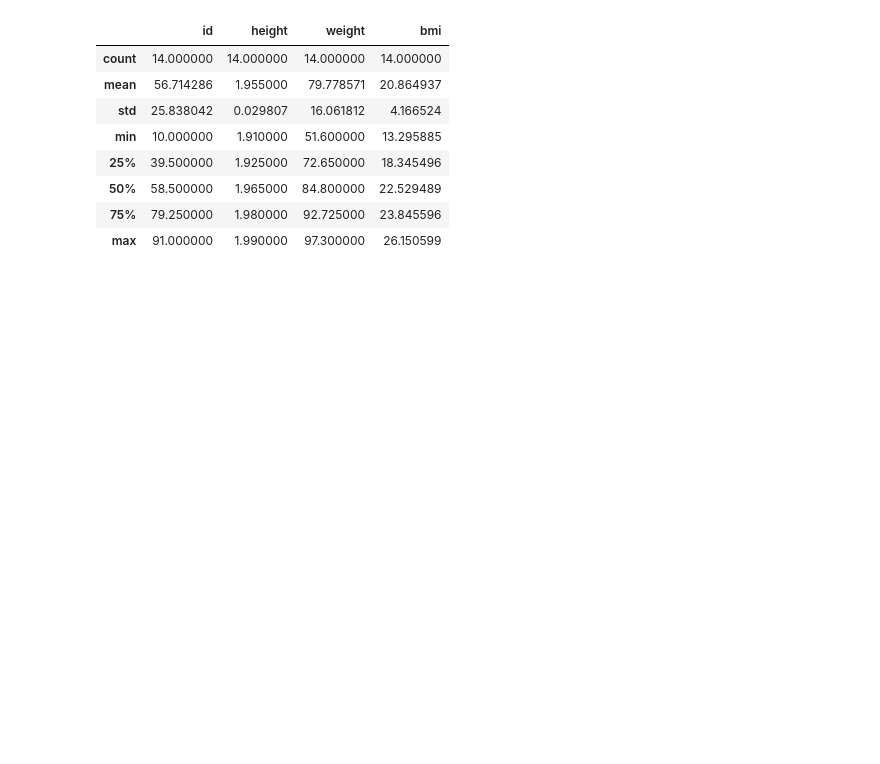
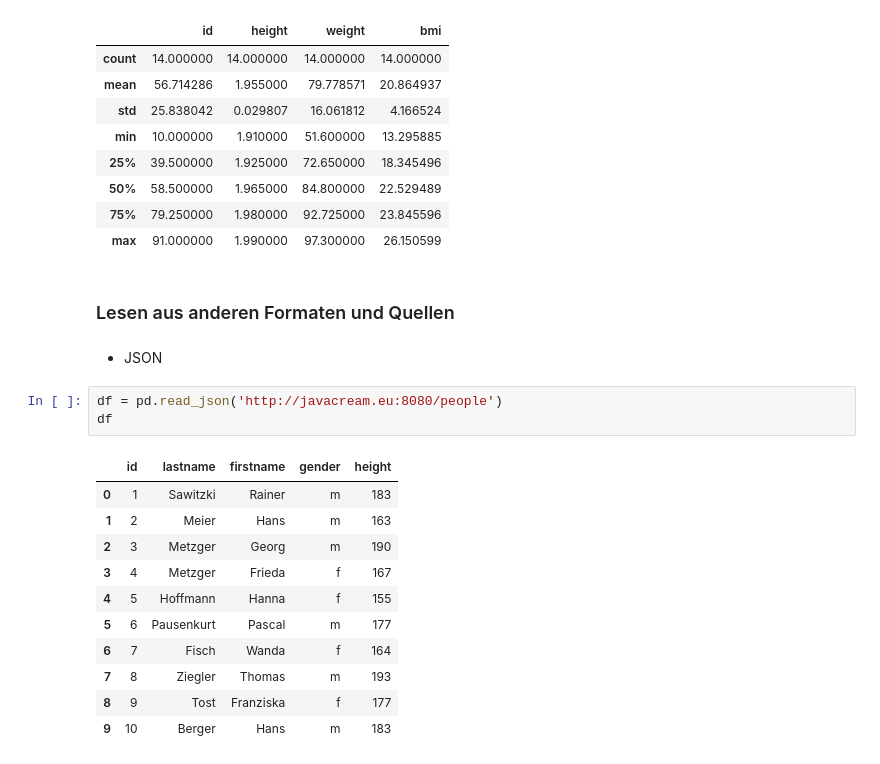
Before and after one commit to Javacream/org.javacream.training.python, a Jupyter notebook: data_analysis/pandas_primer.ipynb, the cells around one changed output. Drawn from its saved outputs; the diff is of its cells as text; blank space fills up the shorter version.

Commit message:
format and sources

```diff
--- a/data_analysis/pandas_primer.ipynb
+++ b/data_analysis/pandas_primer.ipynb
@@ -389,3 +389,22 @@ tall_people_df.describe()
 | 50% | 58.500000 | 1.965000 | 84.800000 | 22.529489 |
 | 75% | 79.250000 | 1.980000 | 92.725000 | 23.845596 |
 | max | 91.000000 | 1.990000 | 97.300000 | 26.150599 |
+# %% [markdown]
+### Lesen aus anderen Formaten und Quellen
+# %% [markdown]
+* JSON
+# %%
+df = pd.read_json('http://javacream.eu:8080/people')
+df
+# %% [output]
+|  | id | lastname | firstname | gender | height |
+| 0 | 1 | Sawitzki | Rainer | m | 183 |
+| 1 | 2 | Meier | Hans | m | 163 |
+| 2 | 3 | Metzger | Georg | m | 190 |
+| 3 | 4 | Metzger | Frieda | f | 167 |
+| 4 | 5 | Hoffmann | Hanna | f | 155 |
+| 5 | 6 | Pausenkurt | Pascal | m | 177 |
+| 6 | 7 | Fisch | Wanda | f | 164 |
+| 7 | 8 | Ziegler | Thomas | m | 193 |
+| 8 | 9 | Tost | Franziska | f | 177 |
+| 9 | 10 | Berger | Hans | m | 183 |
```
Also changed, not shown: parts of 1 cell of this notebook.
